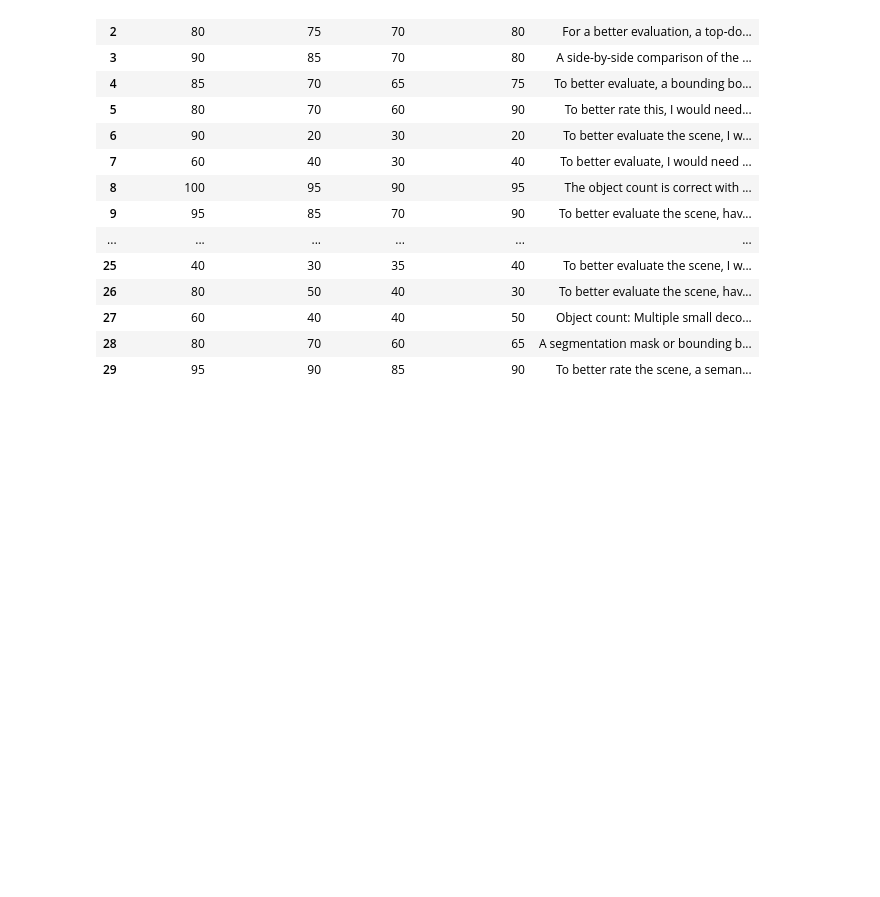
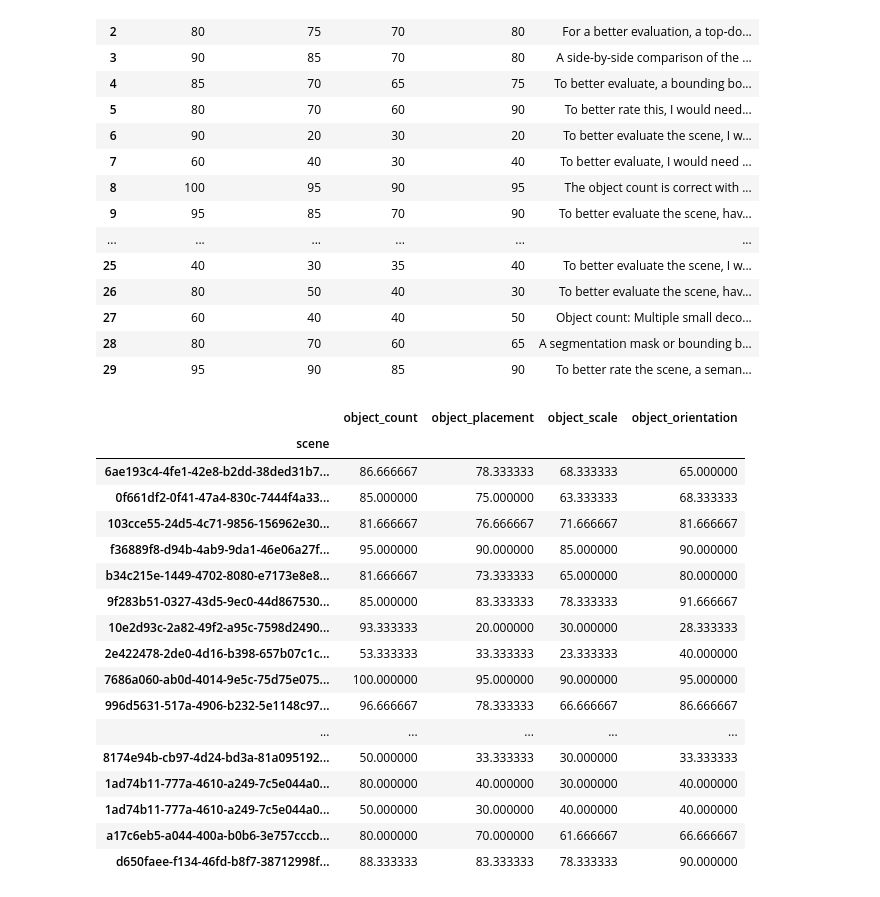
Before and after one commit to jonathansickert/3DFrontBench, a Jupyter notebook: notebooks/evaluate_scene_generation.ipynb, the cells around one changed output. Drawn from its saved outputs; the diff is of its cells as text; code cells hidden in the pictures; blank space fills up the shorter version.

```diff
--- a/notebooks/evaluate_scene_generation.ipynb
+++ b/notebooks/evaluate_scene_generation.ipynb
@@ -119,3 +153,33 @@ scores_df
 | 27 | 60 | 40 | 40 | 50 | Object count: Multiple small deco... |
 | 28 | 80 | 70 | 60 | 65 | A segmentation mask or bounding b... |
 | 29 | 95 | 90 | 85 | 90 | To better rate the scene, a seman... |
+# %%
+metrics = ["object_count", "object_placement", "object_scale", "object_orientation"]
+
+run_dfs = [
+    pd.read_pickle("../outputs/vlm_score_0.pickle").set_index("scene"),
+    pd.read_pickle("../outputs/vlm_score_1.pickle").set_index("scene"),
+    pd.read_pickle("../outputs/vlm_score_2.pickle").set_index("scene"),
+]
+
+comparison_df = sum(df[metrics] for df in run_dfs) / len(run_dfs)
+comparison_df
+# %% [output]
+|  | object_count | object_placement | object_scale | object_orientation |
+| scene |  |  |  |  |
+| 6ae193c4-4fe1-42e8-b2dd-38ded31b7... | 86.666667 | 78.333333 | 68.333333 | 65.000000 |
+| 0f661df2-0f41-47a4-830c-7444f4a33... | 85.000000 | 75.000000 | 63.333333 | 68.333333 |
+| 103cce55-24d5-4c71-9856-156962e30... | 81.666667 | 76.666667 | 71.666667 | 81.666667 |
+| f36889f8-d94b-4ab9-9da1-46e06a27f... | 95.000000 | 90.000000 | 85.000000 | 90.000000 |
+| b34c215e-1449-4702-8080-e7173e8e8... | 81.666667 | 73.333333 | 65.000000 | 80.000000 |
+| 9f283b51-0327-43d5-9ec0-44d867530... | 85.000000 | 83.333333 | 78.333333 | 91.666667 |
+| 10e2d93c-2a82-49f2-a95c-7598d2490... | 93.333333 | 20.000000 | 30.000000 | 28.333333 |
+| 2e422478-2de0-4d16-b398-657b07c1c... | 53.333333 | 33.333333 | 23.333333 | 40.000000 |
+| 7686a060-ab0d-4014-9e5c-75d75e075... | 100.000000 | 95.000000 | 90.000000 | 95.000000 |
+| 996d5631-517a-4906-b232-5e1148c97... | 96.666667 | 78.333333 | 66.666667 | 86.666667 |
+| ... | ... | ... | ... | ... |
+| 8174e94b-cb97-4d24-bd3a-81a095192... | 50.000000 | 33.333333 | 30.000000 | 33.333333 |
+| 1ad74b11-777a-4610-a249-7c5e044a0... | 80.000000 | 40.000000 | 30.000000 | 40.000000 |
+| 1ad74b11-777a-4610-a249-7c5e044a0... | 50.000000 | 30.000000 | 40.000000 | 40.000000 |
+| a17c6eb5-a044-400a-b0b6-3e757cccb... | 80.000000 | 70.000000 | 61.666667 | 66.666667 |
+| d650faee-f134-46fd-b8f7-38712998f... | 88.333333 | 83.333333 | 78.333333 | 90.000000 |
```
Also changed, not shown: parts of 2 cells of this notebook, 36 other files.
